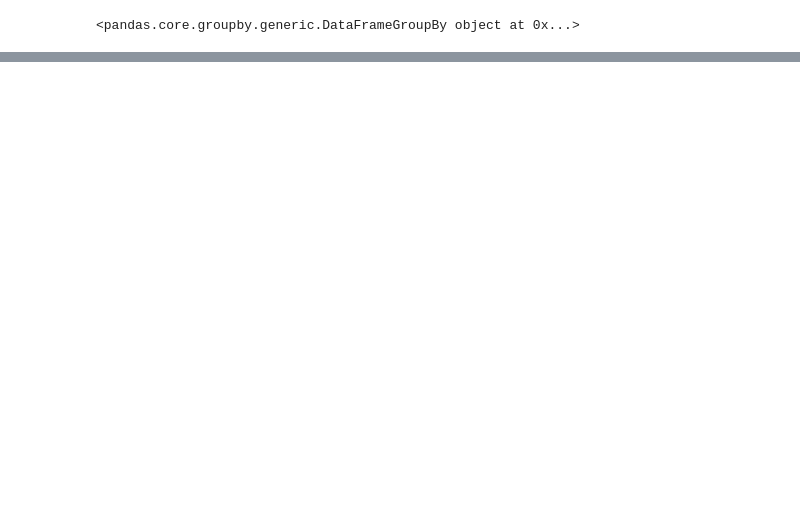
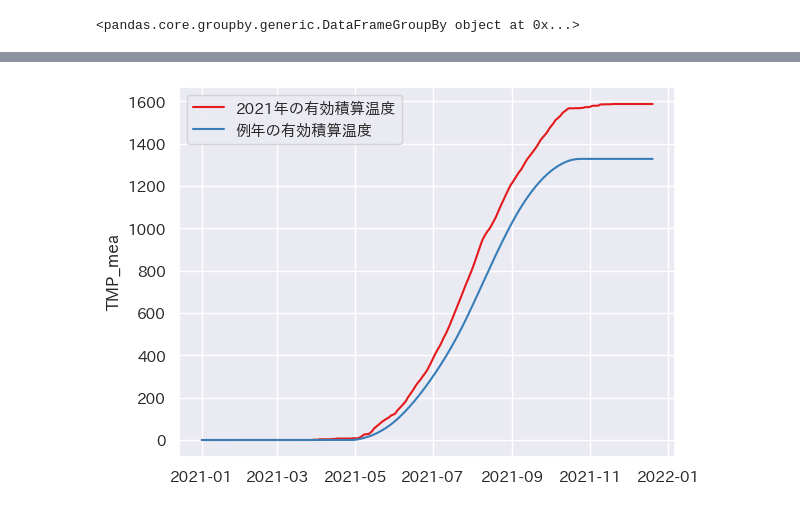
Before and after one commit to sagri-tokyo/akita_daizu, a Jupyter notebook: 1.気象データとxarray.ipynb, the cells around one changed output, grey strips where cells are left out. Cells and saved outputs as stored; diff of their text form; code cells hidden in the pictures; blank space fills up the shorter version.

```diff
--- a/1.気象データとxarray.ipynb
+++ b/1.気象データとxarray.ipynb
@@ -300,0 +368,20 @@ KeyboardInterrupt:
+# %%
+plt.style.use('default')
+sns.set()
+
+sns.set_palette('Set1')
+
+x=df1bj_12['time']
+
+gene2 = df1bj_12['cumsum_tmp_mean']
+
+fig = plt.figure()
+ax = fig.add_subplot(1,1,1)
+
+ax.plot(x,gene2,label='data1')
+
+ax.legend()
+ax.set_xlabel('time')
+ax.set_ylabel('TMP_mea')
+
+plt.show()
@@ -300,0 +390,23 @@ KeyboardInterrupt:
+# %%
+plt.style.use('default')
+sns.set(font='IPAexGothic')
+
+sns.set_palette('Set1')
+
+x=dfObj_12['time']
+
+gene1 = dfObj_12['cumsum_tmp_mean']
+gene2 = df1bj_12['cumsum_tmp_mean']
+fig = plt.figure()
+ax = fig.add_subplot(1,1,1)
+
+ax.plot(x,gene1,label='2021年の有効積算温度')
+ax.plot(x,gene2,label='例年の有効積算温度')
+
+ax.legend()
+
+ax.set_ylabel('TMP_mea')
+
+plt.show()
+# %% [output]
+[figure, added]
```
Also changed, not shown: parts of 34 cells of this notebook, 29 other files.
